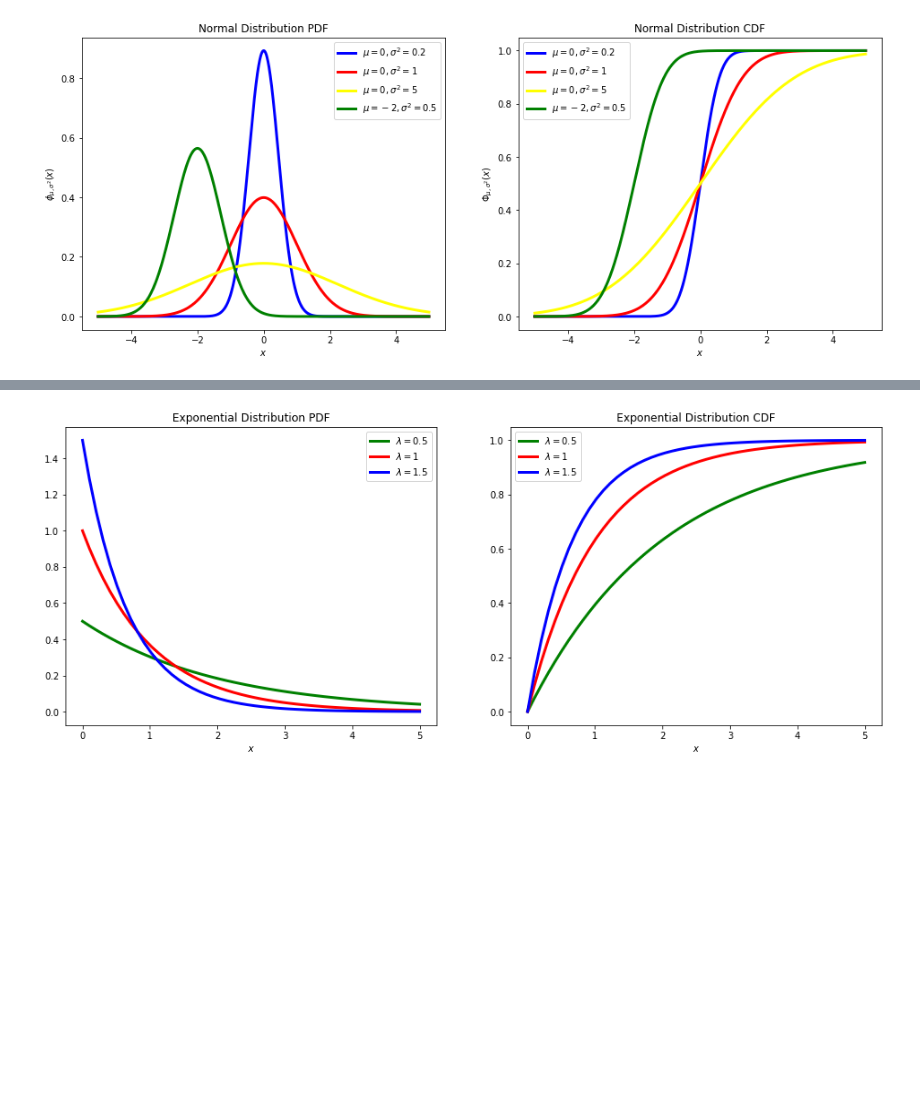
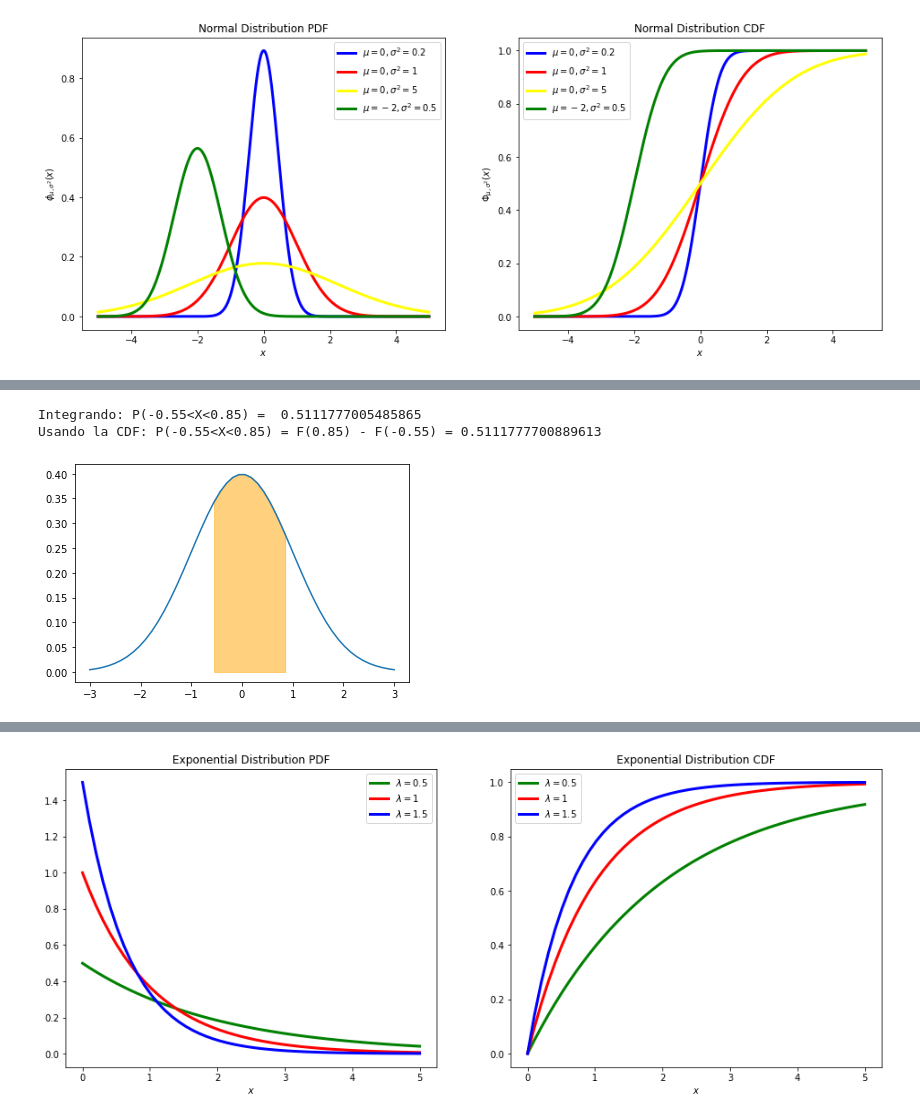
Before and after one commit to marsgr6/EN-online, a Jupyter notebook: continuous_distributions.ipynb, the cells around one changed output, grey strips where cells are left out. Cells and saved outputs as stored; diff of their text form; code cells hidden in the pictures; blank space fills up the shorter version.

```diff
--- a/continuous_distributions.ipynb
+++ b/continuous_distributions.ipynb
@@ -645,0 +681,26 @@ yl=plt.ylabel(r"$\Phi_{\mu, \sigma^2}(x)$")
+# %%
+# Vamos a estandarizar X
+mu = 800  # media
+sigma = 40  # desviación estándar
+
+z1 = (778 - mu)/sigma
+z2 = (834 - mu)/sigma
+
+# Construimos el gráfico anterior para Z ~ N(0, 1)
+# Omitimos mu y sigma para llamar norm.pdf y norm.cdf.
+# Dado que los valores por defecto son mu=0, sigma=1.
+# graficamos la pdf para un intervalo en x a +- 3 desviaciones de la media
+x = np.linspace(-3, 3)
+plt.plot(x, norm.pdf(x))  # PDF
+# sombreamos el area de interés P(778<X<834)
+x_prob = np.linspace(z1, z2, 1000) # 1000 puntos en x para integrar numéricamente
+plt.fill_between(x_prob, norm.pdf(x_prob), color="orange", alpha=0.5)
+
+print("Integrando: P("+str(z1)+"<X<"+str(z2)+") = ",
+      np.trapz(norm.pdf(x_prob), x_prob))
+print("Usando la CDF: P("+str(z1)+"<X<"+str(z2)+") = F("+str(z2)+") - F("+str(z1)+") =",
+      norm.cdf(z2) - norm.cdf(z1))
+# %% [output]
+Integrando: P(-0.55<X<0.85) =  0.5111777005485865
+Usando la CDF: P(-0.55<X<0.85) = F(0.85) - F(-0.55) = 0.5111777700889613
+[figure, added]
```
Also changed, not shown: parts of 13 cells of this notebook, 1 other file.
